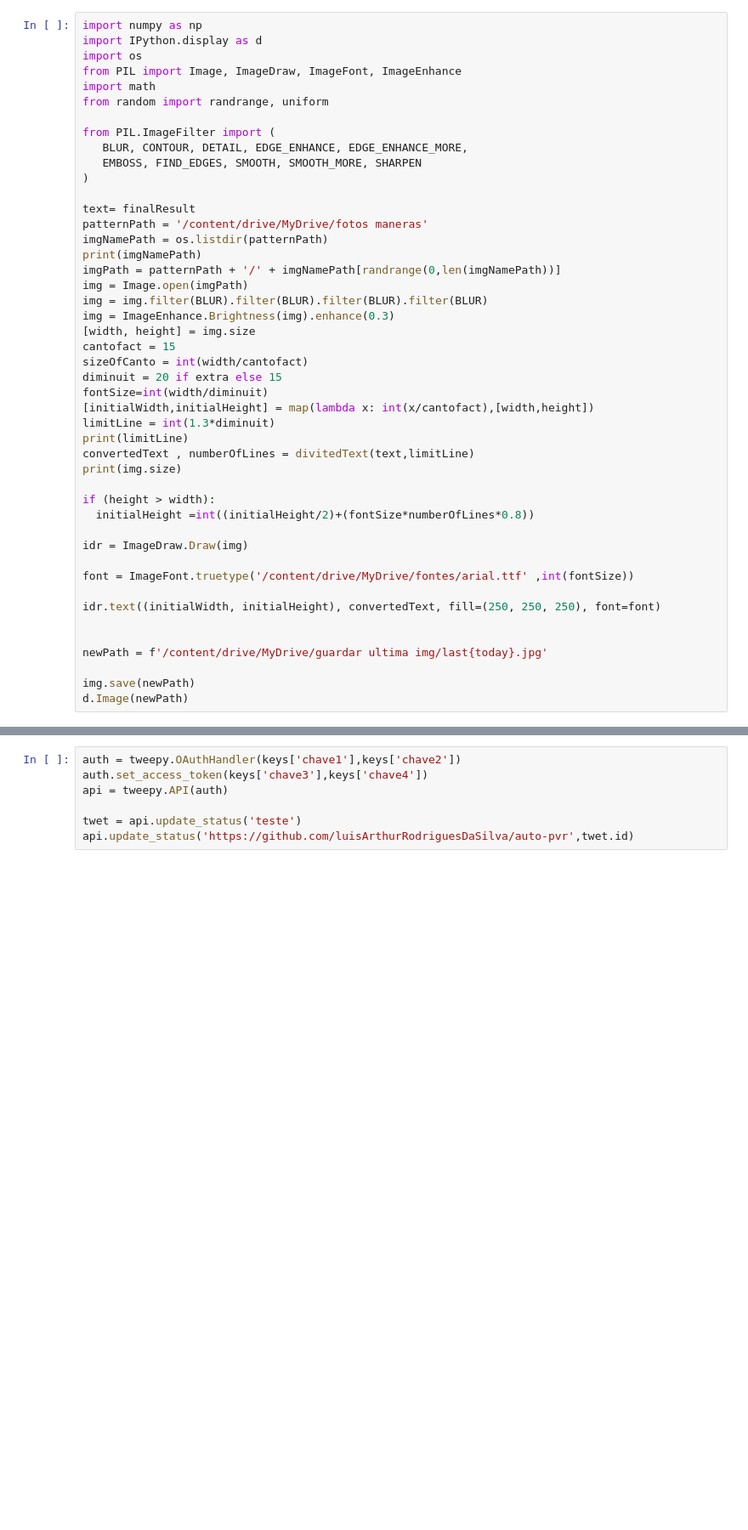
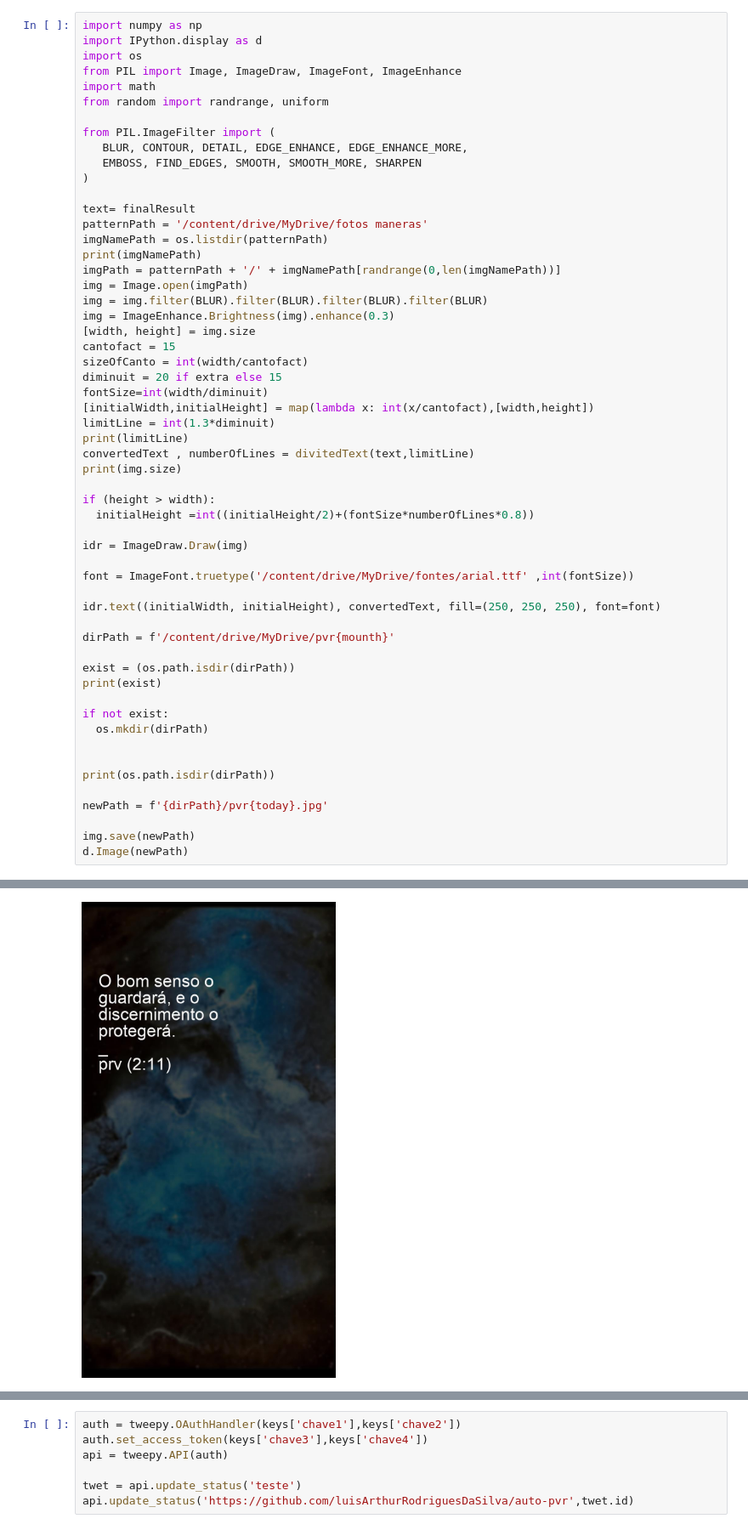
Before and after one commit to luisArthurRodriguesDaSilva/auto-pvr, a Jupyter notebook: autoProverbious.ipynb, the cells around one changed output, grey strips where cells are left out. Shown: that part at 85% size. Cells and saved outputs as stored; diff of their text form; blank space fills up the shorter version.

```diff
--- a/autoProverbious.ipynb
+++ b/autoProverbious.ipynb
@@ -147,8 +166,19 @@ font = ImageFont.truetype('/content/drive/MyDrive/fontes/arial.ttf' ,int(fontSiz
 
 idr.text((initialWidth, initialHeight), convertedText, fill=(250, 250, 250), font=font)
 
+dirPath = f'/content/drive/MyDrive/pvr{mounth}'
 
-newPath = f'/content/drive/MyDrive/guardar ultima img/last{today}.jpg'
+exist = (os.path.isdir(dirPath))
+print(exist)
+
+if not exist:
+  os.mkdir(dirPath)
+
+
+print(os.path.isdir(dirPath))
+
+newPath = f'{dirPath}/pvr{today}.jpg'
 
 img.save(newPath)
 d.Image(newPath)
+# %% [output]
@@ -155,3 +190,4 @@ d.Image(newPath)
+[figure, added]
 # %%
 auth = tweepy.OAuthHandler(keys['chave1'],keys['chave2'])
 auth.set_access_token(keys['chave3'],keys['chave4'])
```
Also changed, not shown: parts of 9 cells of this notebook.
